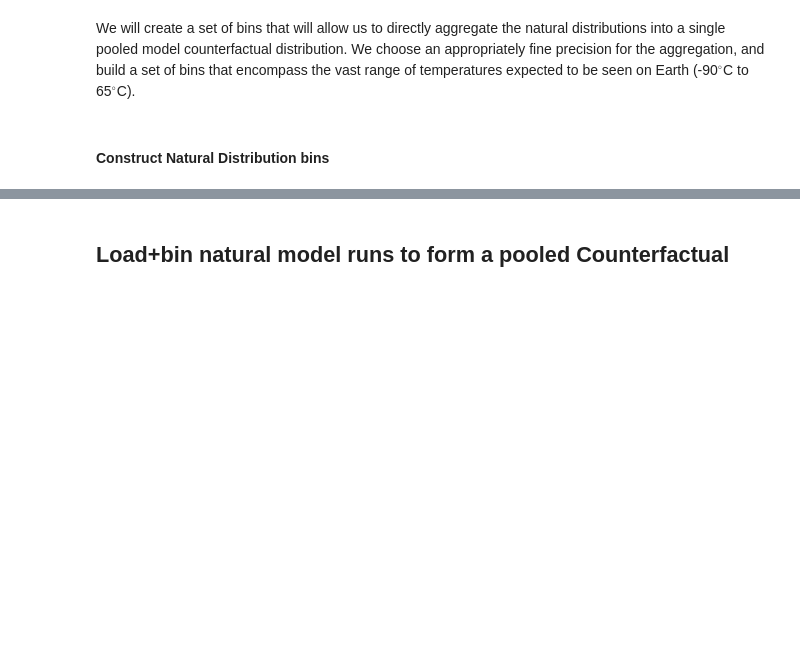
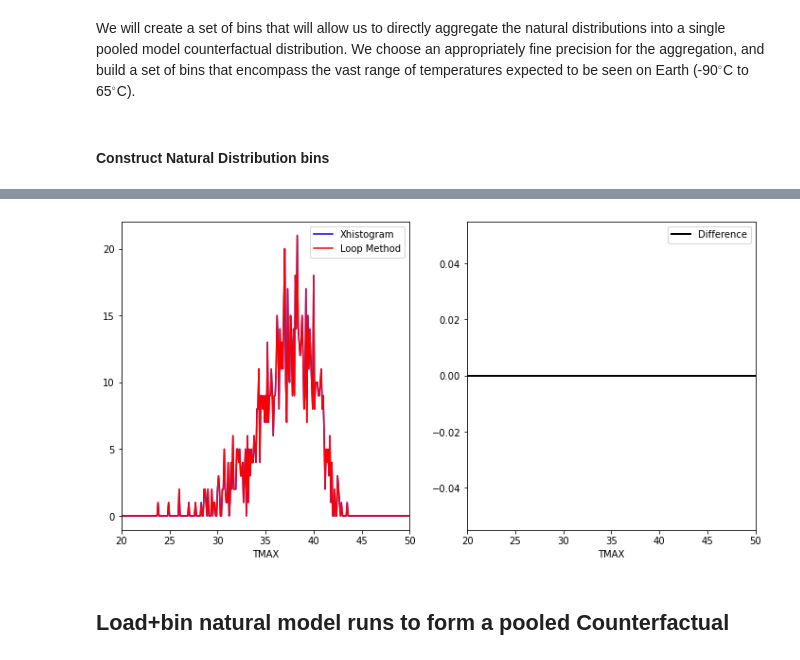
Before and after one commit to climatecentral/gilford22_attframework, a Jupyter notebook: CMIP5_create_CFdistribution.ipynb, the cells around one changed output, grey strips where cells are left out. Cells and saved outputs as stored; diff of their text form; code cells hidden in the pictures; blank space fills up the shorter version.

```diff
--- a/CMIP5_create_CFdistribution.ipynb
+++ b/CMIP5_create_CFdistribution.ipynb
@@ -67,3 +128,23 @@ midbins=binedges[:-1]+precision/2
+# %%
+plt.figure(figsize=(12,6))
+plt.subplot(1,2,1)
+plt.plot(h['TMAX_bin'],h.sel(lon=eg_loc[0],lat=eg_loc[1],method='nearest'),
+         color='blue',label='Xhistogram')
+plt.plot(h['TMAX_bin'],histgrab[0],
+         color='red',label='Loop Method')
+plt.xlim([20,50])
+plt.xlabel('TMAX')
+plt.legend()
+
+plt.subplot(1,2,2)
+plt.plot(h['TMAX_bin'],histgrab[0]-h.sel(lon=eg_loc[0],lat=eg_loc[1],method='nearest'),
+         color='k',lw=2,label='Difference')
+plt.xlim([20,50])
+plt.xlabel('TMAX')
+plt.legend()
+plt.show()
+# %% [output]
+[figure, added]
 # %% [markdown]
 ## Load+bin natural model runs to form a pooled Counterfactual
 # %%
```
Also changed, not shown: parts of 12 cells of this notebook.
